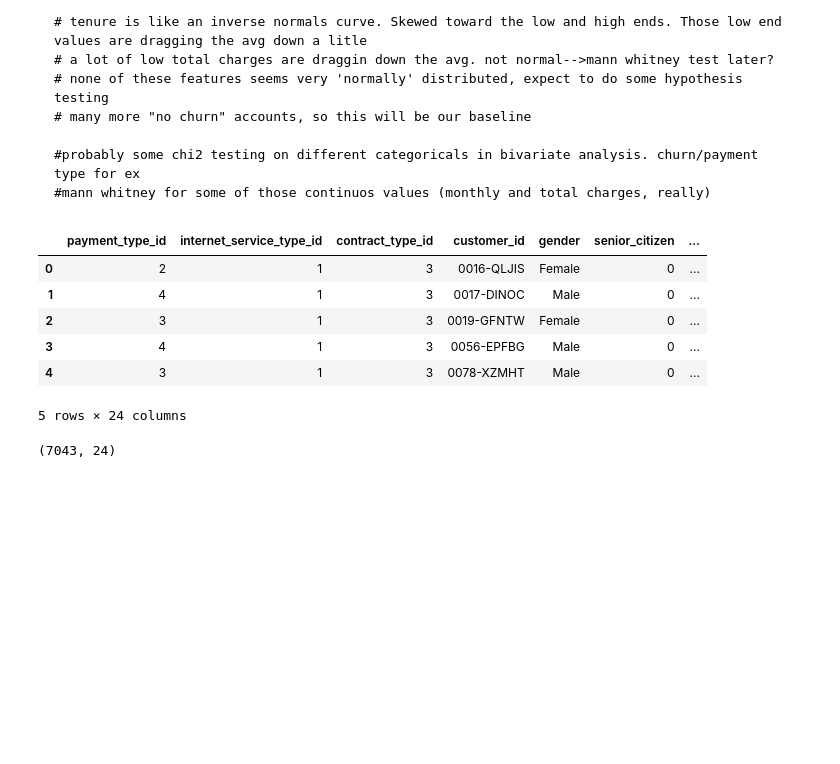
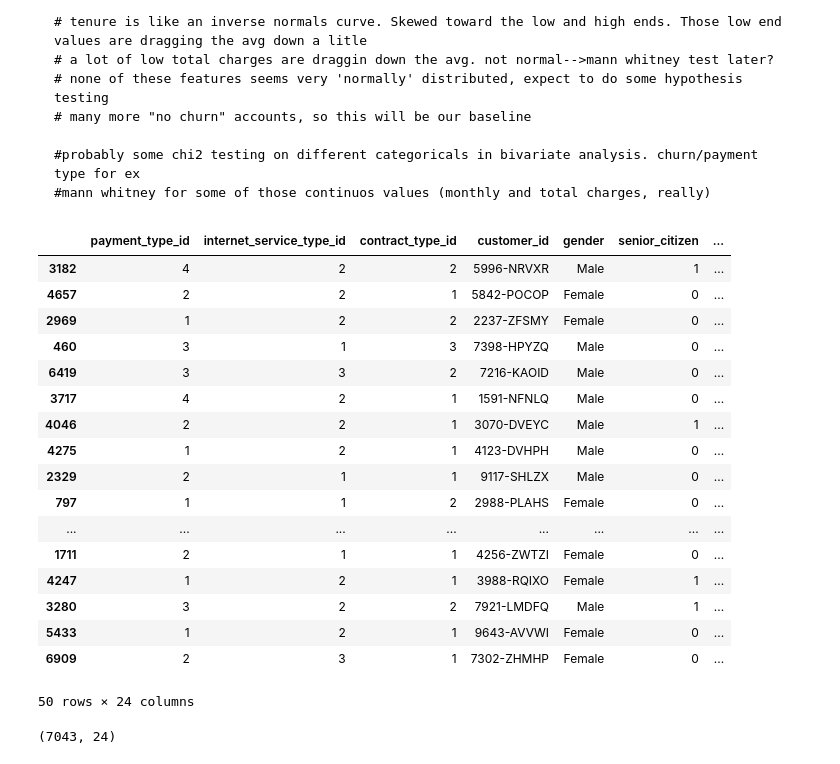
Before and after one commit to brianclements03/Telco_Project, a Jupyter notebook: telco_data_exploration.ipynb, the cells around one changed output. Drawn from its saved outputs; the diff is of its cells as text; code cells hidden in the pictures; blank space fills up the shorter version.

Commit message:
update telco project, add files

```diff
--- a/telco_data_exploration.ipynb
+++ b/telco_data_exploration.ipynb
@@ -27,15 +27,26 @@ import prepare
     #mann whitney for some of those continuos values (monthly and total charges, really)
 # %%
 raw_telco_df = acquire.get_telco_data()
-raw_telco_df.head()
+raw_telco_df.sample(50)
 # %% [output]
 |  | payment_type_id | internet_service_type_id | contract_type_id | customer_id | gender | senior_citizen | ... |
-| 0 | 2 | 1 | 3 | 0016-QLJIS | Female | 0 | ... |
-| 1 | 4 | 1 | 3 | 0017-DINOC | Male | 0 | ... |
-| 2 | 3 | 1 | 3 | 0019-GFNTW | Female | 0 | ... |
-| 3 | 4 | 1 | 3 | 0056-EPFBG | Male | 0 | ... |
-| 4 | 3 | 1 | 3 | 0078-XZMHT | Male | 0 | ... |
+| 3182 | 4 | 2 | 2 | 5996-NRVXR | Male | 1 | ... |
+| 4657 | 2 | 2 | 1 | 5842-POCOP | Female | 0 | ... |
+| 2969 | 1 | 2 | 2 | 2237-ZFSMY | Female | 0 | ... |
+| 460 | 3 | 1 | 3 | 7398-HPYZQ | Male | 0 | ... |
+| 6419 | 3 | 3 | 2 | 7216-KAOID | Male | 0 | ... |
+| 3717 | 4 | 2 | 1 | 1591-NFNLQ | Male | 0 | ... |
+| 4046 | 2 | 2 | 1 | 3070-DVEYC | Male | 1 | ... |
+| 4275 | 1 | 2 | 1 | 4123-DVHPH | Male | 0 | ... |
+| 2329 | 2 | 1 | 1 | 9117-SHLZX | Male | 0 | ... |
+| 797 | 1 | 1 | 2 | 2988-PLAHS | Female | 0 | ... |
+| ... | ... | ... | ... | ... | ... | ... | ... |
+| 1711 | 2 | 1 | 1 | 4256-ZWTZI | Female | 0 | ... |
+| 4247 | 1 | 2 | 1 | 3988-RQIXO | Female | 1 | ... |
+| 3280 | 3 | 2 | 2 | 7921-LMDFQ | Male | 1 | ... |
+| 5433 | 1 | 2 | 1 | 9643-AVVWI | Female | 0 | ... |
+| 6909 | 2 | 3 | 1 | 7302-ZHMHP | Female | 0 | ... |
-5 rows × 24 columns
+50 rows × 24 columns
 # %%
 raw_telco_df.shape
 # %% [output]
```
Also changed, not shown: parts of 10 cells of this notebook, 5 other files.
